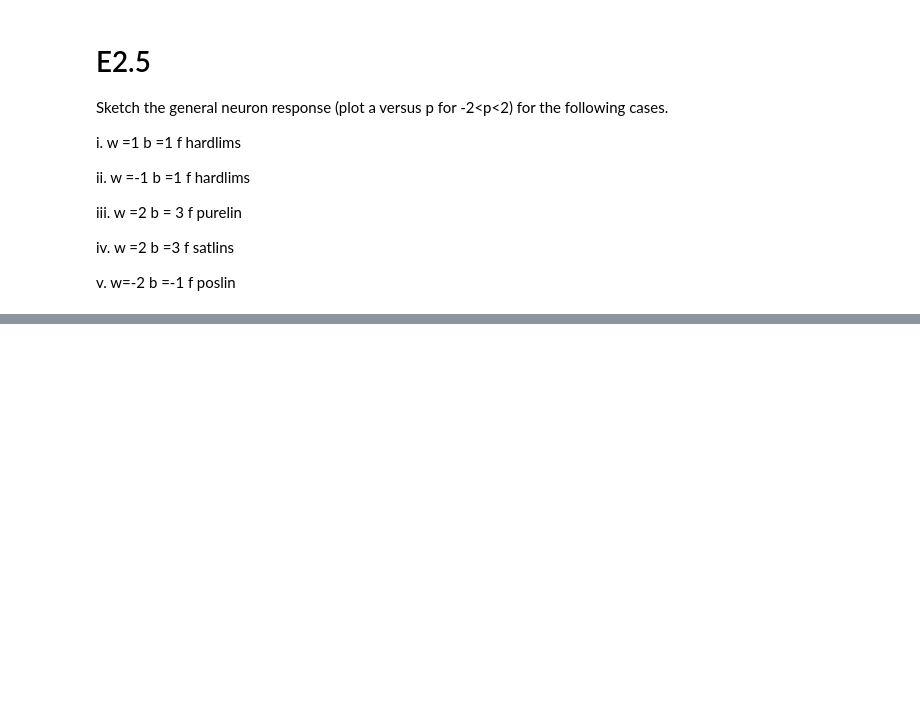
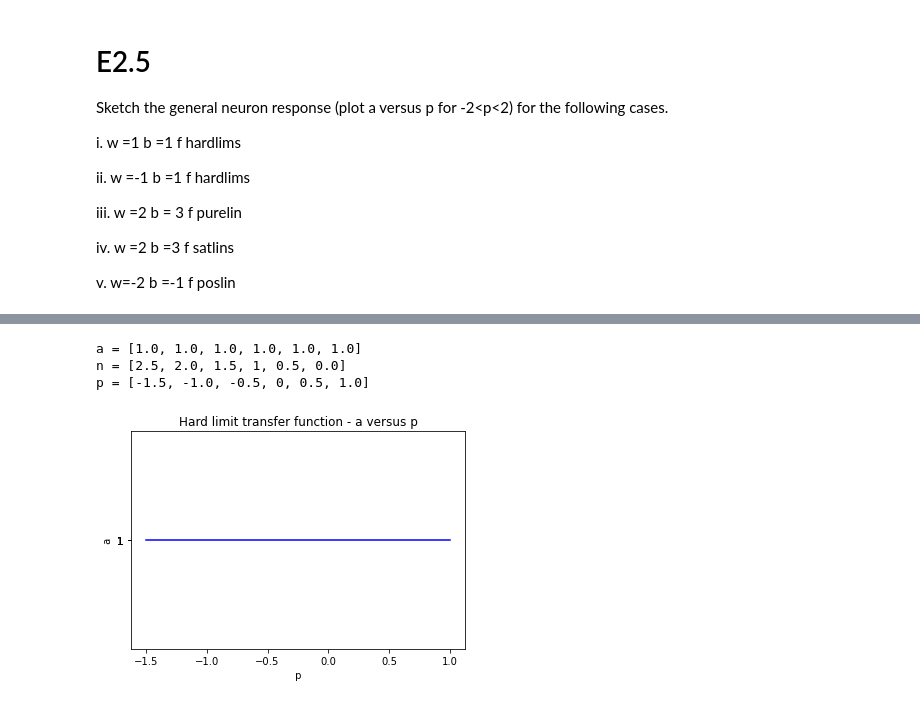
Before and after one commit to nehbehl/NN_Design_Book_Exercises, a Jupyter notebook: NNDesignBook_Exercises.ipynb, the cells around one changed output, grey strips where cells are left out. Saved outputs shown, nothing was run; the diff lists cells and outputs as text; code cells hidden in the pictures; blank space fills up the shorter version.

```diff
--- a/NNDesignBook_Exercises.ipynb
+++ b/NNDesignBook_Exercises.ipynb
@@ -227,0 +250,28 @@ plt.show()
+# %%
+w=-1
+b=1
+p=[-1.5,-1.0,-0.5,0,0.5,1.0]
+n=[]
+a=[]
+
+
+get_netinput_and_output(w,b,p)
+print("a =",a)
+print("n =",n)
+print("p =",p)
+
+plt.figure()
+plt.plot(p,a,'blue')
+plt.xlabel(" p ")
+plt.ylabel(" a ")
+
+plt.xticks(p)
+plt.yticks(a)
+
+plt.title("Hard limit transfer function - a versus p")
+plt.show()
+# %% [output]
+a = [1.0, 1.0, 1.0, 1.0, 1.0, 1.0]
+n = [2.5, 2.0, 1.5, 1, 0.5, 0.0]
+p = [-1.5, -1.0, -0.5, 0, 0.5, 1.0]
+[figure, added]
```
Also changed, not shown: parts of 5 cells of this notebook.
